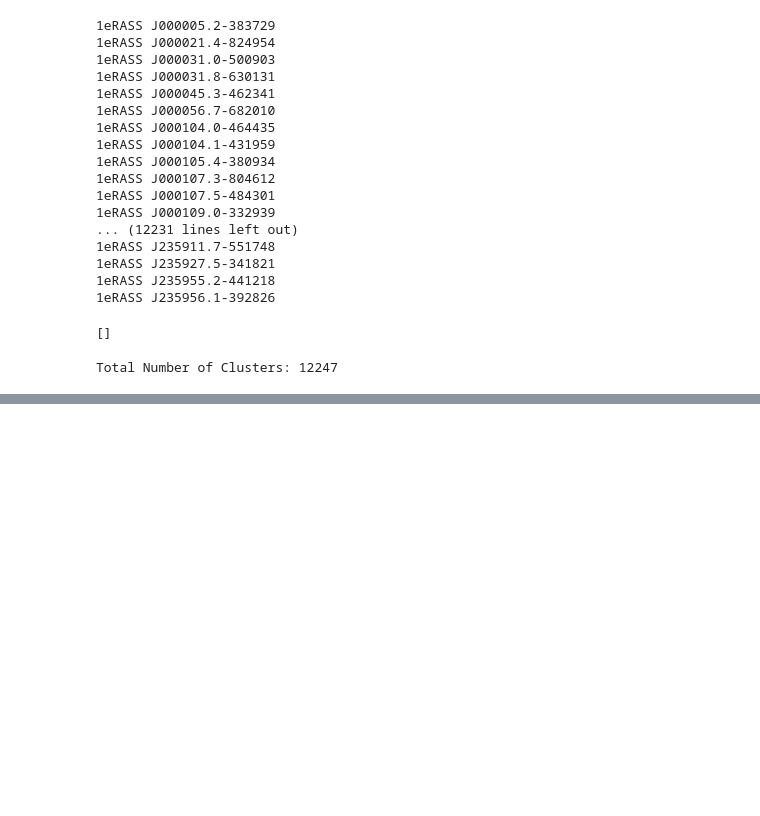
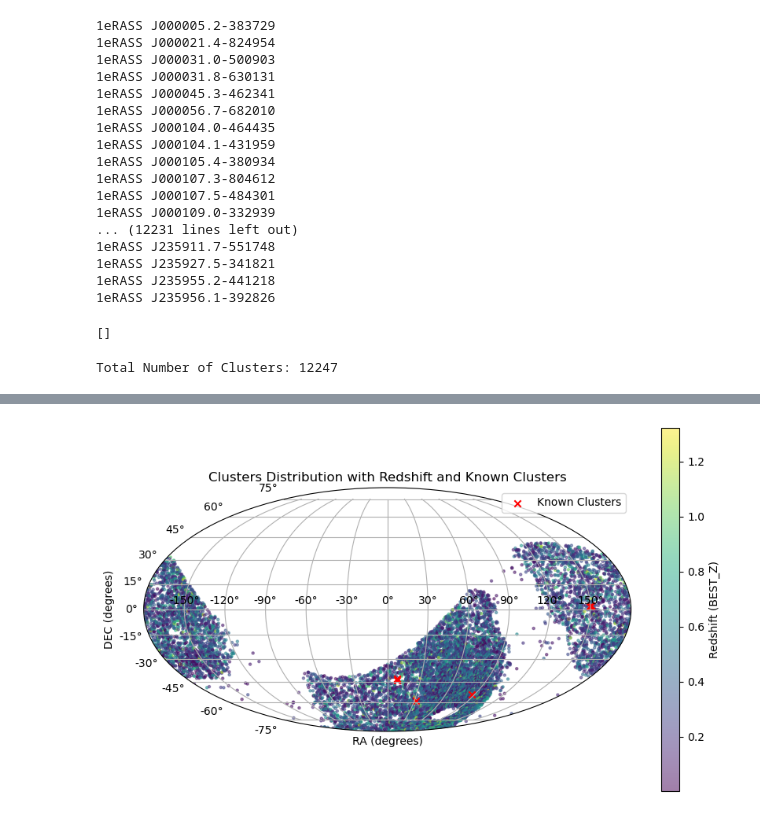
Before and after one commit to RyanNease/GoGreeneRosita, a Jupyter notebook: eROSITACatalog.ipynb, the cells around one changed output, grey strips where cells are left out. Drawn from its saved outputs; the diff is of its cells as text; code cells hidden in the pictures; blank space fills up the shorter version.

```diff
--- a/eROSITACatalog.ipynb
+++ b/eROSITACatalog.ipynb
@@ -195,0 +174,34 @@ print(len(redshift_values))
+# %%
+# Extract RA, DEC, and redshift columns
+ra = data_table['RA']
+dec = data_table['DEC']
+redshift = data_table['BEST_Z']
+
+# Calculate rotation angle
+rotation_angle = 180 - 180
+
+# Rotate RA coordinates
+ra_mollweide = np.remainder(ra + 360 - 180 + rotation_angle, 360) - 180
+ra_mollweide = np.radians(ra_mollweide)
+
+# Specify RA and DEC coordinates for known clusters
+known_clusters_ra = np.radians([150.6208, 150.562, 149.4692, 150.359, 31.451, 86.6403, 316.5191, 8.957, 8.67512, 9.18756])
+known_clusters_dec = np.radians([2.1675, 2.5031, 1.6685, 1.9352, -58.4803, -53.761, -58.7411, -43.206604, -43.1315, -44.1805])
+
+# Create a Mollweide scatter plot with redshift information
+fig = plt.figure(figsize=(10, 6))
+ax = fig.add_subplot(111, projection="mollweide")
+scatter = ax.scatter(ra_mollweide, np.radians(dec), c=redshift, s=5, alpha=0.5, cmap='viridis')
+ax.set_title('Clusters Distribution with Redshift and Known Clusters')
+ax.set_xlabel('RA (degrees)')
+ax.set_ylabel('DEC (degrees)')
+
+# Plot x's for known clusters
+ax.scatter(known_clusters_ra, known_clusters_dec, marker='x', color='red', label='Known Clusters')
+
+plt.colorbar(scatter, label='Redshift (BEST_Z)')
+plt.grid(True)
+plt.legend()
+plt.show()
+# %% [output]
+[figure, added]
```
Also changed, not shown: parts of 13 cells of this notebook.
